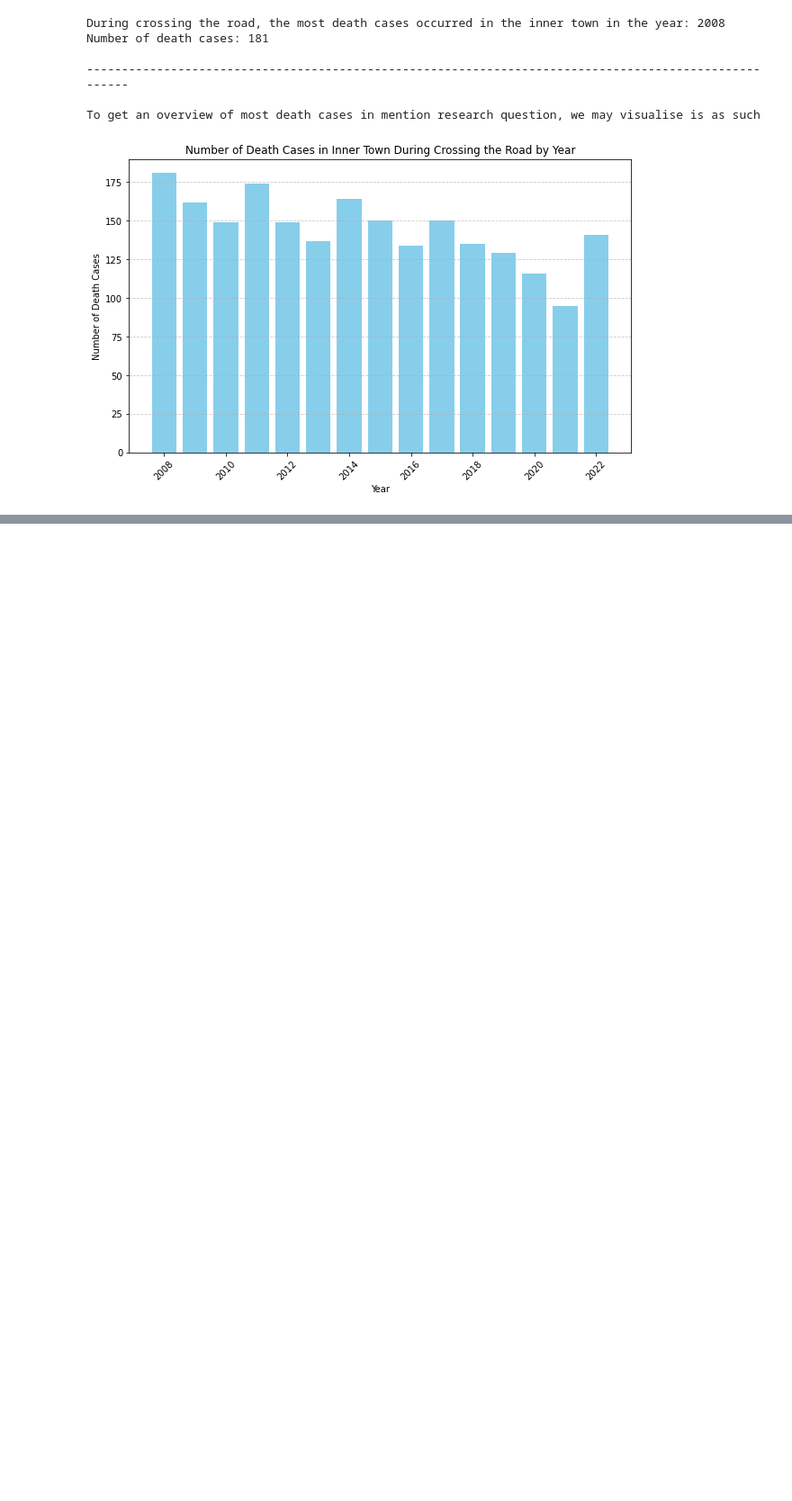
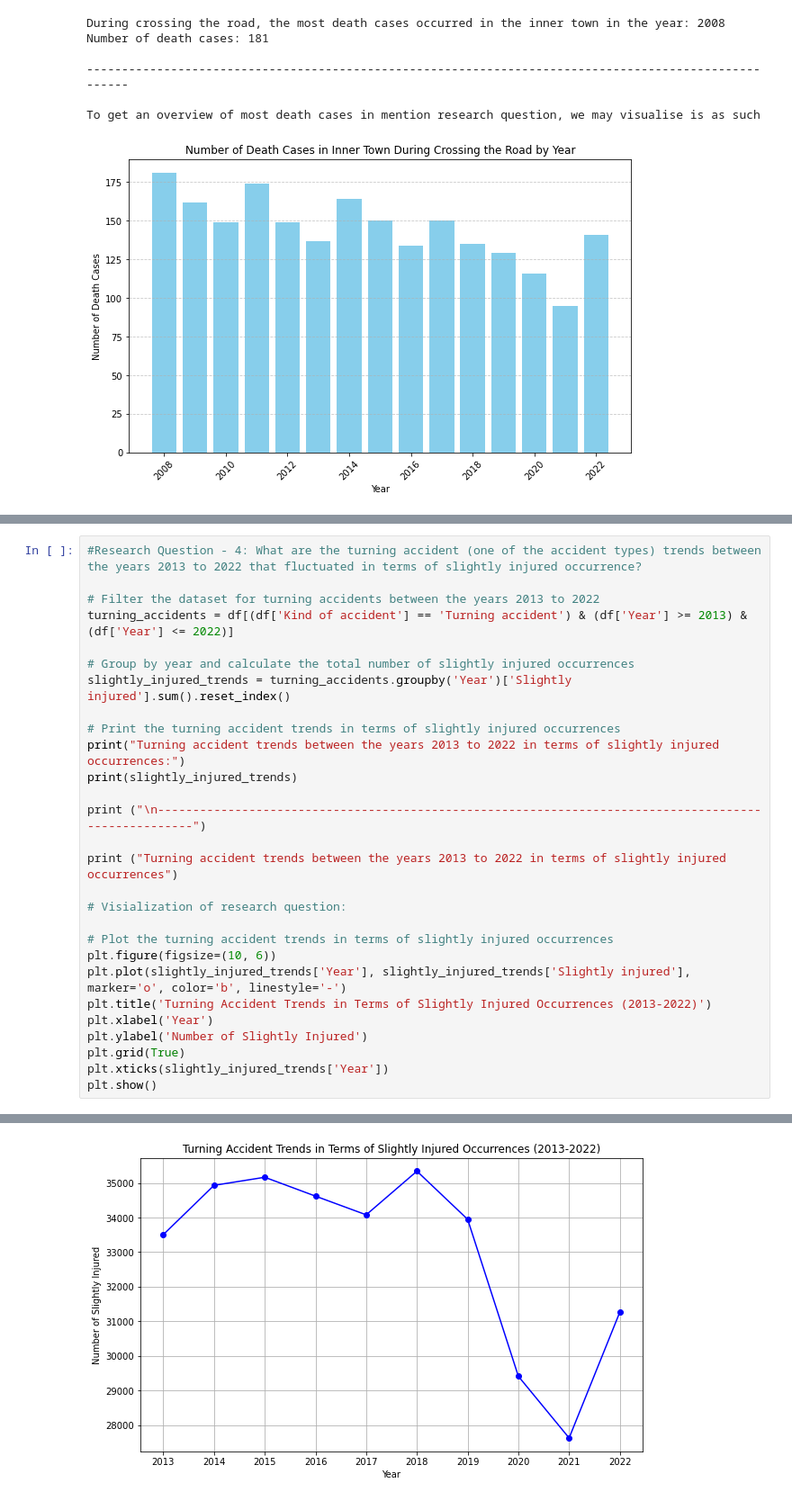
Before and after one commit to BorHan-U/An-Exploratory-Data-Analysis-on-Traffic-Accident-in-Germany, a Jupyter notebook: src/Traffic_accident_RSE_project.ipynb, the cells around one changed output, grey strips where cells are left out. Shown: that part at 90% size. Cells and saved outputs as stored; diff of their text form; blank space fills up the shorter version.

Commit message:
Research question - 4 has solved and updated accordingly

```diff
--- a/src/Traffic_accident_RSE_project.ipynb
+++ b/src/Traffic_accident_RSE_project.ipynb
@@ -279,0 +280,29 @@ To get and overview of least serious injury between the location, lets visualize
+# %%
+#Research Question - 4: What are the turning accident (one of the accident types) trends between the years 2013 to 2022 that fluctuated in terms of slightly injured occurrence?
+
+# Filter the dataset for turning accidents between the years 2013 to 2022
+turning_accidents = df[(df['Kind of accident'] == 'Turning accident') & (df['Year'] >= 2013) & (df['Year'] <= 2022)]
+
+# Group by year and calculate the total number of slightly injured occurrences
+slightly_injured_trends = turning_accidents.groupby('Year')['Slightly injured'].sum().reset_index()
+
+# Print the turning accident trends in terms of slightly injured occurrences
+print("Turning accident trends between the years 2013 to 2022 in terms of slightly injured occurrences:")
+print(slightly_injured_trends)
+
+print ("\n-----------------------------------------------------------------------------------------------------")
+
+print ("Turning accident trends between the years 2013 to 2022 in terms of slightly injured occurrences")
+
+# Visialization of research question:
+
+# Plot the turning accident trends in terms of slightly injured occurrences
+plt.figure(figsize=(10, 6))
+plt.plot(slightly_injured_trends['Year'], slightly_injured_trends['Slightly injured'], marker='o', color='b', linestyle='-')
+plt.title('Turning Accident Trends in Terms of Slightly Injured Occurrences (2013-2022)')
+plt.xlabel('Year')
+plt.ylabel('Number of Slightly Injured')
+plt.grid(True)
+plt.xticks(slightly_injured_trends['Year'])
+plt.show()
+# %% [output]
@@ -279,0 +324 @@ To get and overview of least serious injury between the location, lets visualize
+[figure, added]
```
Also changed, not shown: parts of 9 cells of this notebook.
